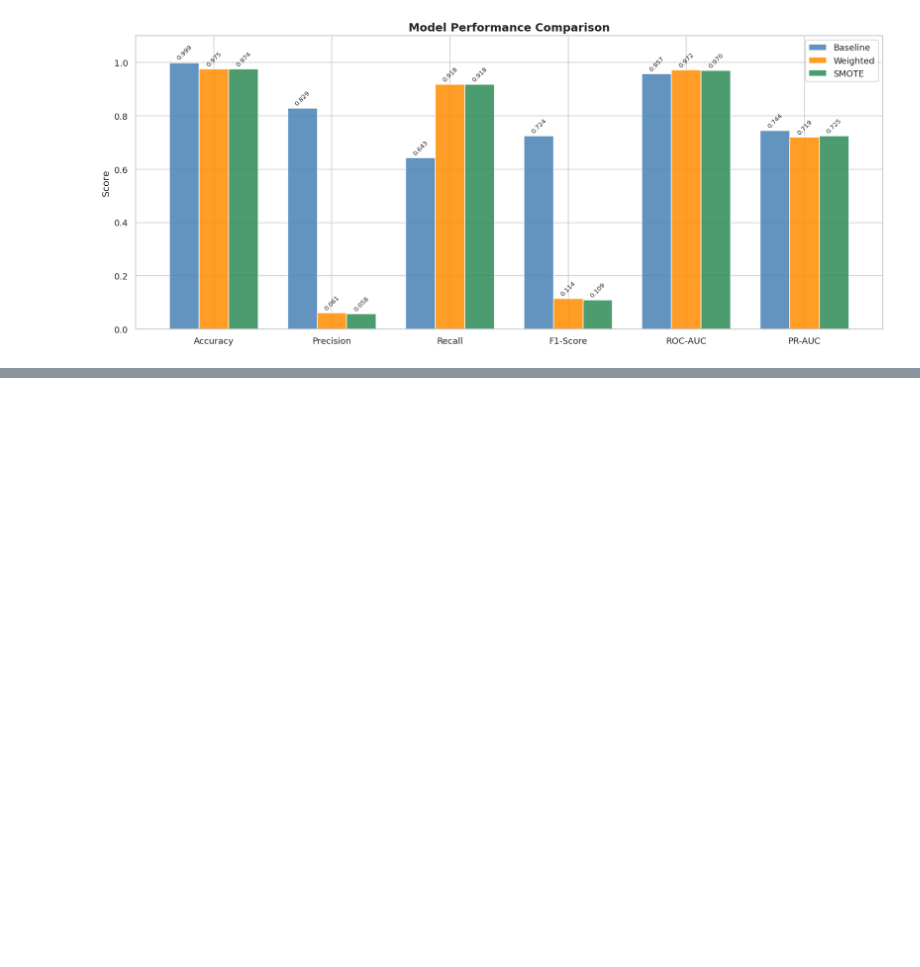
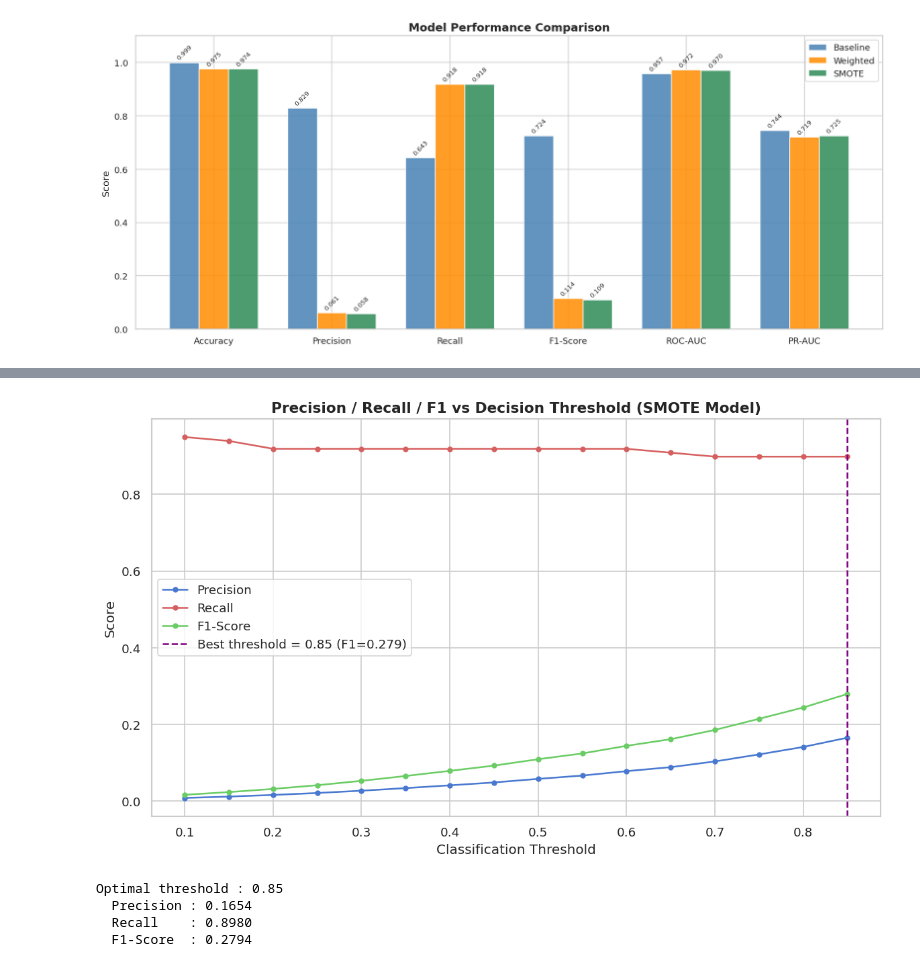
Before and after one commit to ridmikaw/ML-Assignment-Logistic-Regression, a Jupyter notebook: IT22088246.ipynb, the cells around one changed output, grey strips where cells are left out. Drawn from its saved outputs; the diff is of its cells as text; code cells hidden in the pictures; blank space fills up the shorter version.

Commit message:
Add Critical Analysis, Threshold Optimisation & Final Summary

```diff
--- a/IT22088246.ipynb
+++ b/IT22088246.ipynb
@@ -501,0 +534,46 @@ plt.show()
+# %%
+# ============================================================
+# CRITICAL ANALYSIS – THRESHOLD OPTIMISATION
+
+
+thresholds  = np.arange(0.1, 0.9, 0.05)
+precisions  = []
+recalls     = []
+f1_scores   = []
+
+y_prob_smote = res_smote['y_prob']
+
+for t in thresholds:
+    y_pred_t = (y_prob_smote >= t).astype(int)
+    precisions.append(precision_score(y_test, y_pred_t, zero_division=0))
+    recalls.append(recall_score(y_test, y_pred_t))
+    f1_scores.append(f1_score(y_test, y_pred_t))
+
+best_idx = np.argmax(f1_scores)
+best_t   = thresholds[best_idx]
+
+plt.figure(figsize=(10, 6))
+plt.plot(thresholds, precisions, 'b-o', markersize=4, label='Precision')
+plt.plot(thresholds, recalls,    'r-o', markersize=4, label='Recall')
+plt.plot(thresholds, f1_scores,  'g-o', markersize=4, label='F1-Score')
+plt.axvline(x=best_t, color='purple', linestyle='--',
+            label=f'Best threshold = {best_t:.2f} (F1={max(f1_scores):.3f})')
+plt.xlabel('Classification Threshold')
+plt.ylabel('Score')
+plt.title('Precision / Recall / F1 vs Decision Threshold (SMOTE Model)',
+          fontsize=13, fontweight='bold')
+plt.legend()
+plt.tight_layout()
+plt.savefig("threshold_analysis.png", bbox_inches='tight')
+plt.show()
+
+print(f"\nOptimal threshold : {best_t:.2f}")
+print(f"  Precision : {precisions[best_idx]:.4f}")
+print(f"  Recall    : {recalls[best_idx]:.4f}")
+print(f"  F1-Score  : {f1_scores[best_idx]:.4f}")
+# %% [output]
+[figure, added]
+Optimal threshold : 0.85
+  Precision : 0.1654
+  Recall    : 0.8980
+  F1-Score  : 0.2794
```
Also changed, not shown: parts of 2 cells of this notebook.
